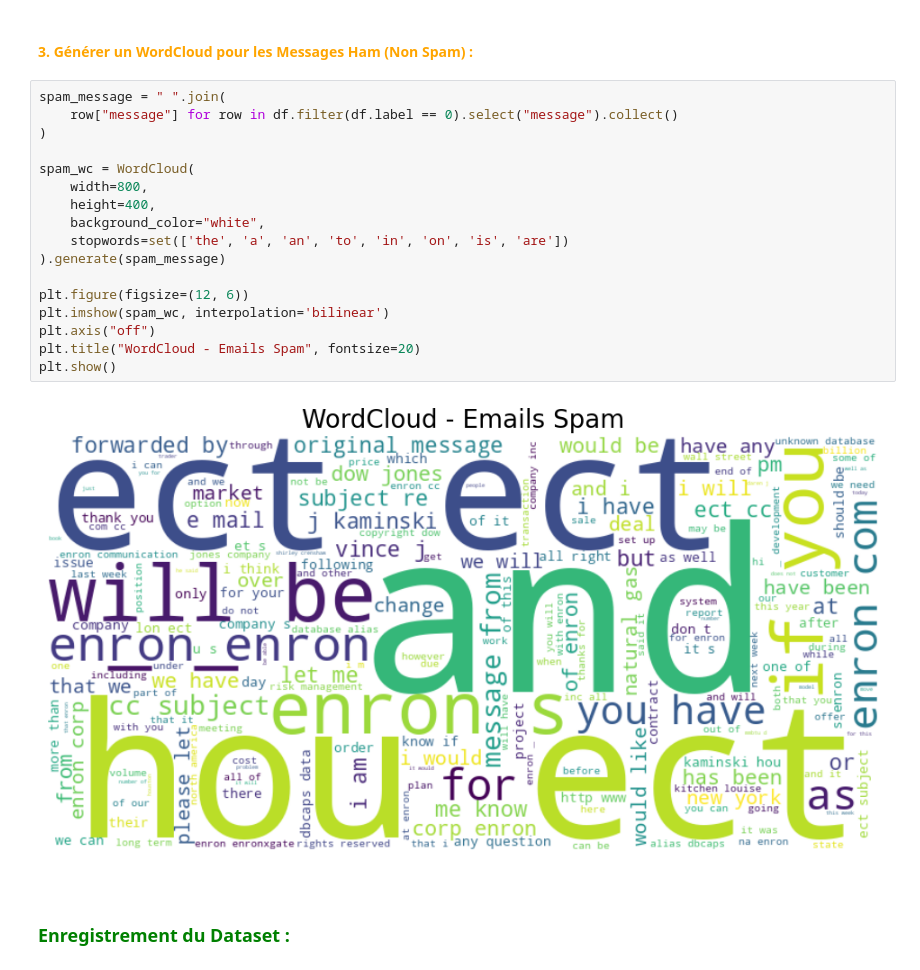
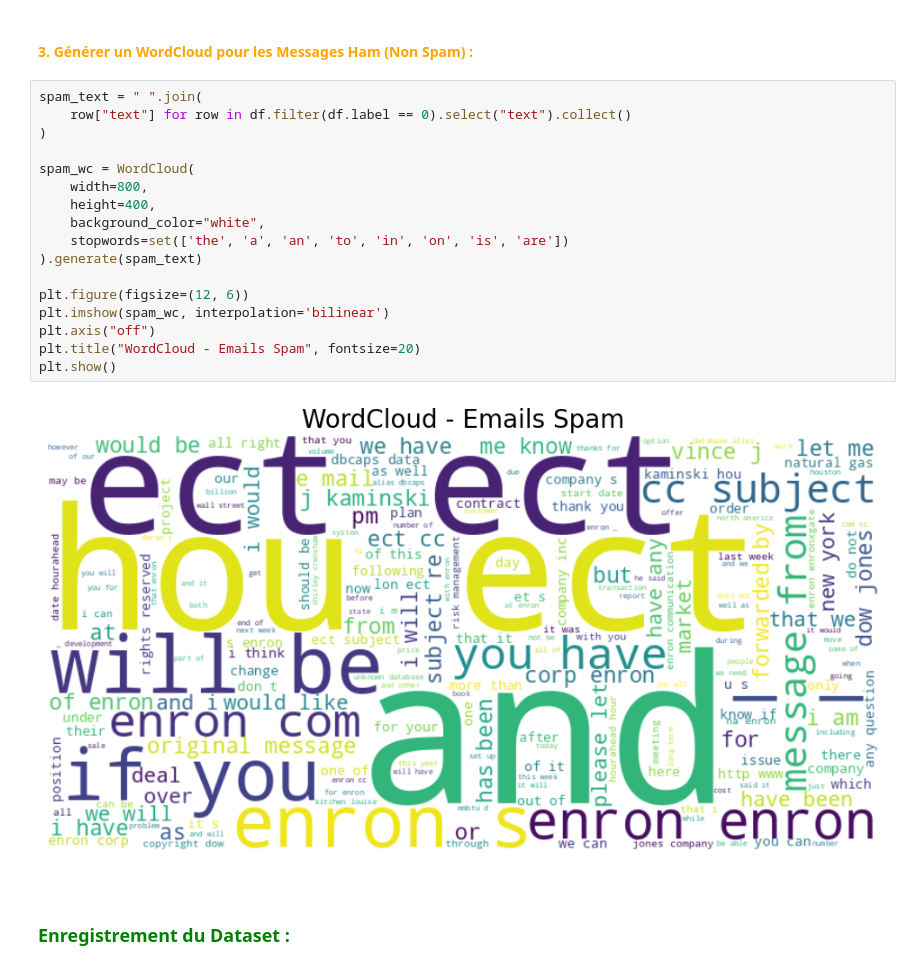
Before and after one commit to ABDELHAFIDAIT/HamOrSpamAI, a Jupyter notebook: notebooks/01_analyzing.ipynb, the cells around one changed output. Saved outputs shown, nothing was run; the diff lists cells and outputs as text.

```diff
--- a/notebooks/01_analyzing.ipynb
+++ b/notebooks/01_analyzing.ipynb
@@ -322,24 +322,24 @@ plt.show()
 # %% [markdown]
 #### <span style="color:orange;">**3. Générer un WordCloud pour les Messages Ham (Non Spam) :**</span>
 # %%
-spam_message = " ".join(
-    row["message"] for row in df.filter(df.label == 0).select("message").collect()
+spam_text = " ".join(
+    row["text"] for row in df.filter(df.label == 0).select("text").collect()
 )
 
 spam_wc = WordCloud(
     width=800,
     height=400,
     background_color="white",
     stopwords=set(['the', 'a', 'an', 'to', 'in', 'on', 'is', 'are'])
-).generate(spam_message)
+).generate(spam_text)
 
 plt.figure(figsize=(12, 6))
 plt.imshow(spam_wc, interpolation='bilinear')
 plt.axis("off")
 plt.title("WordCloud - Emails Spam", fontsize=20)
 plt.show()
 # %% [output]
-[figure, old version]
+[figure, new version]
 # %% [markdown]
 <br>
 
```
Also changed, not shown: parts of 1 cell of this notebook, 1 other file.
